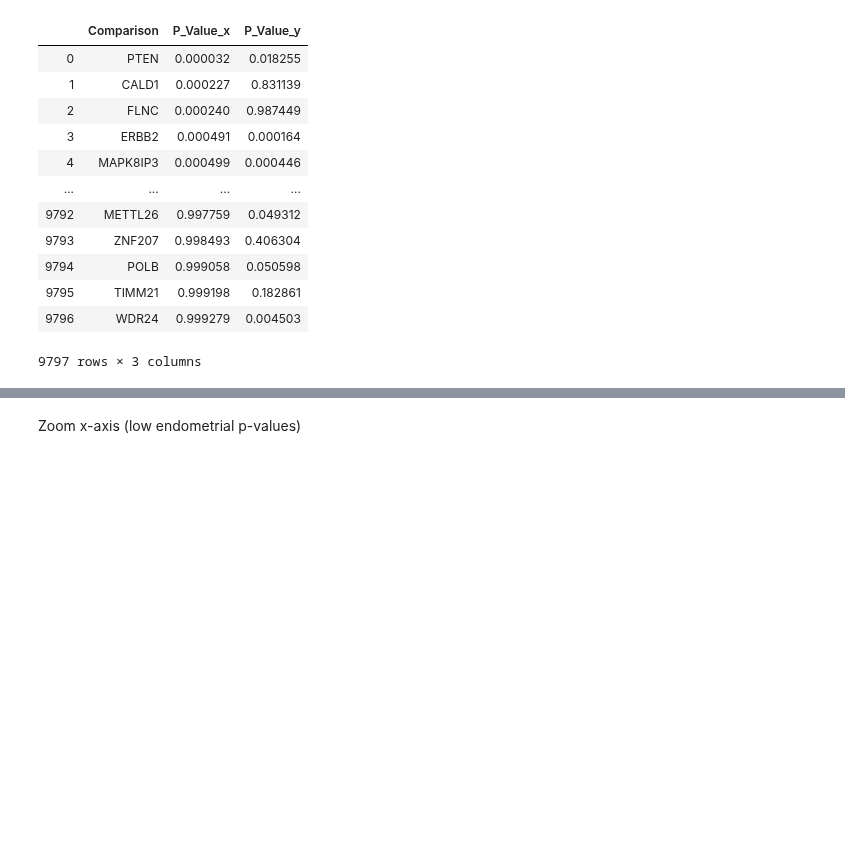
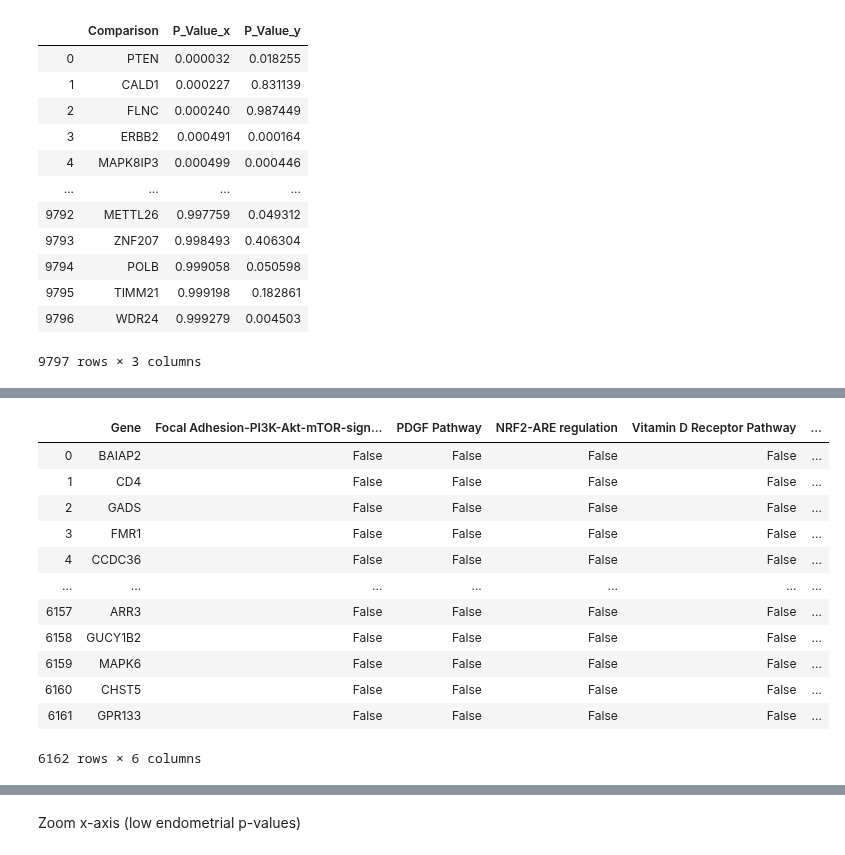
Before and after one commit to PayneLab/WhenMutationsDontMatter, a Jupyter notebook: PTEN context dependant story/PTEN endo and gbm - Fig 2.ipynb, the cells around one changed output, grey strips where cells are left out. Drawn from its saved outputs; the diff is of its cells as text; code cells hidden in the pictures; blank space fills up the shorter version.

```diff
--- a/PTEN context dependant story/PTEN endo and gbm - Fig 2.ipynb
+++ b/PTEN context dependant story/PTEN endo and gbm - Fig 2.ipynb
@@ -207,3 +173,21 @@ g.add_legend()
+# %%
+f = pathways[['Gene','Focal Adhesion-PI3K-Akt-mTOR-signaling pathway','PDGF Pathway',
+              'NRF2-ARE regulation','Vitamin D Receptor Pathway', 'Serotonin Transporter Activity']]
+f
+# %% [output]
+|  | Gene | Focal Adhesion-PI3K-Akt-mTOR-sign... | PDGF Pathway | NRF2-ARE regulation | Vitamin D Receptor Pathway | ... |
+| 0 | BAIAP2 | False | False | False | False | ... |
+| 1 | CD4 | False | False | False | False | ... |
+| 2 | GADS | False | False | False | False | ... |
+| 3 | FMR1 | False | False | False | False | ... |
+| 4 | CCDC36 | False | False | False | False | ... |
+| ... | ... | ... | ... | ... | ... | ... |
+| 6157 | ARR3 | False | False | False | False | ... |
+| 6158 | GUCY1B2 | False | False | False | False | ... |
+| 6159 | MAPK6 | False | False | False | False | ... |
+| 6160 | CHST5 | False | False | False | False | ... |
+| 6161 | GPR133 | False | False | False | False | ... |
+6162 rows × 6 columns
 # %%
 #gene always first col
 def binary_pval_plot(df1, df1_name, df2, df2_name, cat_df):
```
Also changed, not shown: parts of 19 cells of this notebook.
